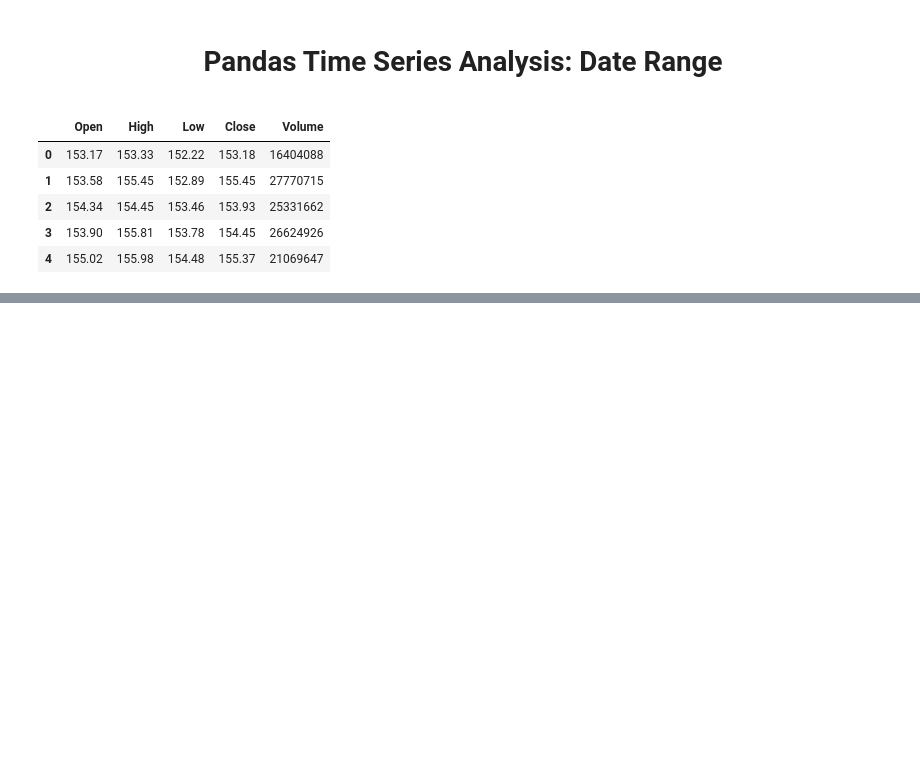
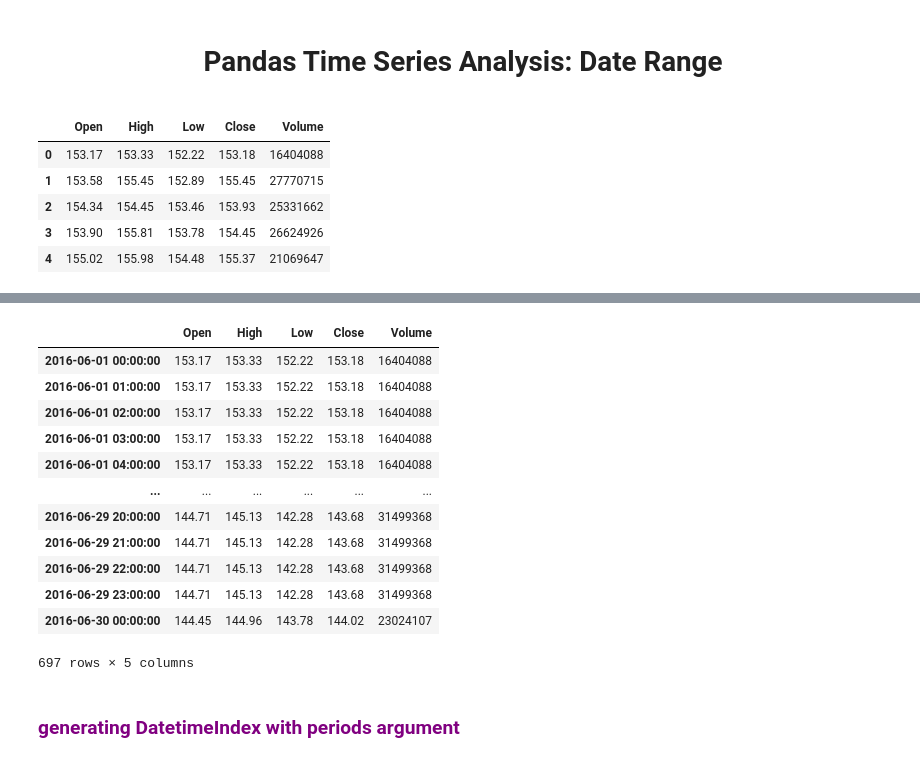
Before and after one commit to aranyaadheu/Pandas, a Jupyter notebook: pandas/15. ts date range/ts_date_range.ipynb, the cells around one changed output, grey strips where cells are left out. Drawn from its saved outputs; the diff is of its cells as text; code cells hidden in the pictures; blank space fills up the shorter version.

```diff
--- a/pandas/15. ts date range/ts_date_range.ipynb
+++ b/pandas/15. ts date range/ts_date_range.ipynb
@@ -16,0 +129,20 @@ df.head()
+# %%
+df.asfreq('h', method='pad')
+# %% [output]
+|  | Open | High | Low | Close | Volume |
+| 2016-06-01 00:00:00 | 153.17 | 153.33 | 152.22 | 153.18 | 16404088 |
+| 2016-06-01 01:00:00 | 153.17 | 153.33 | 152.22 | 153.18 | 16404088 |
+| 2016-06-01 02:00:00 | 153.17 | 153.33 | 152.22 | 153.18 | 16404088 |
+| 2016-06-01 03:00:00 | 153.17 | 153.33 | 152.22 | 153.18 | 16404088 |
+| 2016-06-01 04:00:00 | 153.17 | 153.33 | 152.22 | 153.18 | 16404088 |
+| ... | ... | ... | ... | ... | ... |
+| 2016-06-29 20:00:00 | 144.71 | 145.13 | 142.28 | 143.68 | 31499368 |
+| 2016-06-29 21:00:00 | 144.71 | 145.13 | 142.28 | 143.68 | 31499368 |
+| 2016-06-29 22:00:00 | 144.71 | 145.13 | 142.28 | 143.68 | 31499368 |
+| 2016-06-29 23:00:00 | 144.71 | 145.13 | 142.28 | 143.68 | 31499368 |
+| 2016-06-30 00:00:00 | 144.45 | 144.96 | 143.78 | 144.02 | 23024107 |
+697 rows × 5 columns
+# %% [markdown]
+<span style="color: purple;">
+    <h3>generating DatetimeIndex with periods argument</h3>
+</span>
```
Also changed, not shown: parts of 14 cells of this notebook.
